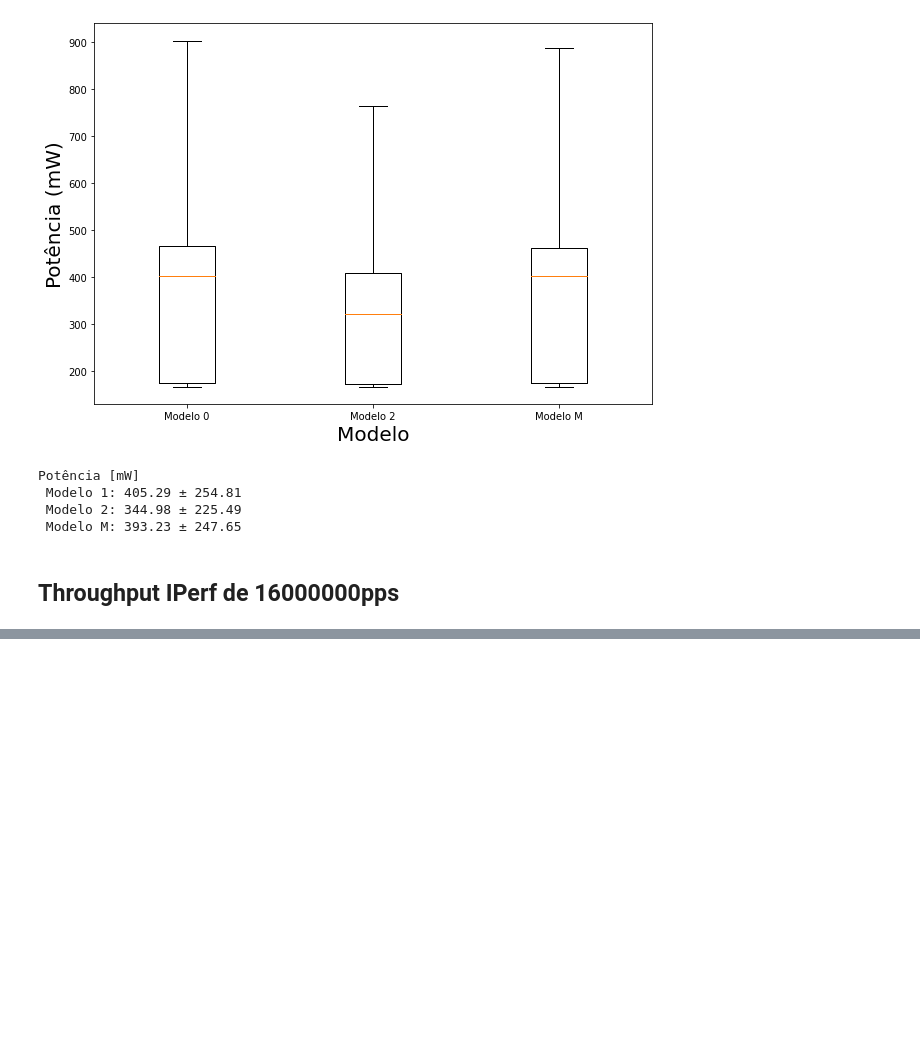
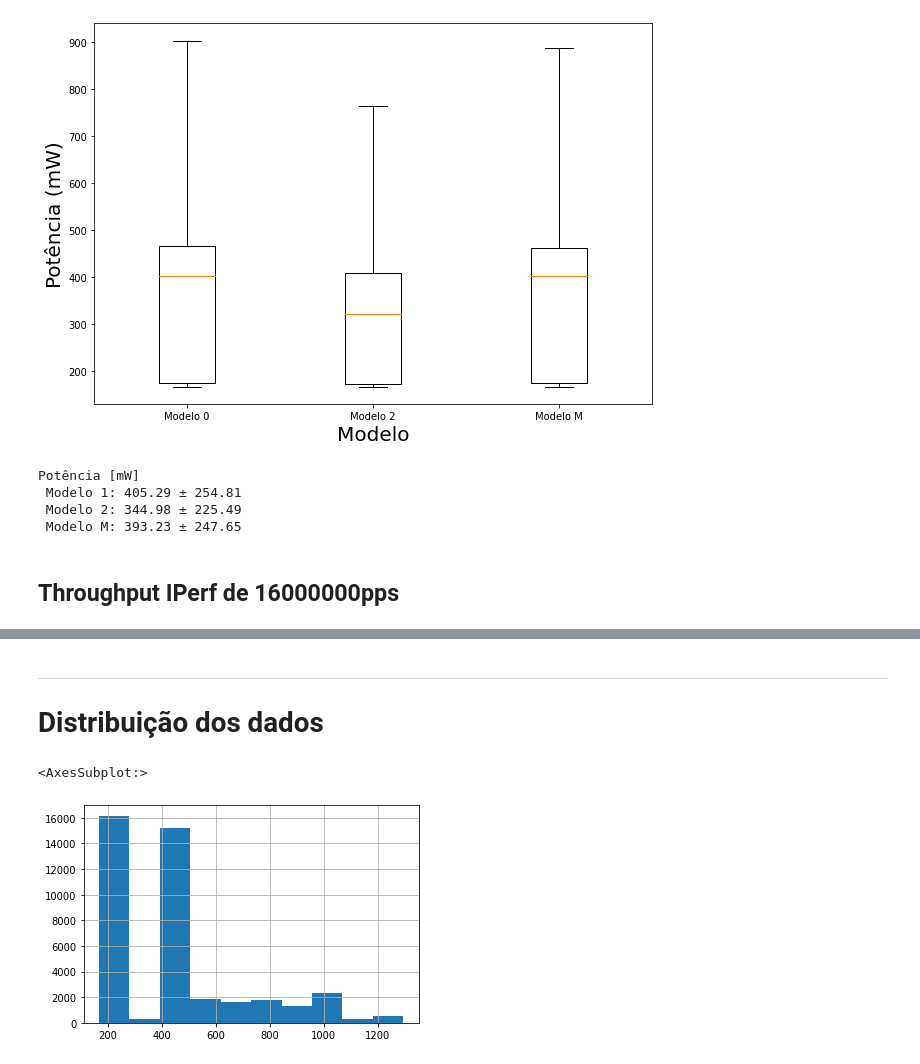
Before and after one commit to pedromonici/T800, a Jupyter notebook: pwr_measure/Data Analysis.ipynb, the cells around one changed output, grey strips where cells are left out. Drawn from its saved outputs; the diff is of its cells as text; code cells hidden in the pictures; blank space fills up the shorter version.

```diff
--- a/pwr_measure/Data Analysis.ipynb
+++ b/pwr_measure/Data Analysis.ipynb
@@ -265,0 +317,8 @@ Potência [mW]
+# %% [markdown]
+---
+# Distribuição dos dados
+# %%
+df["pwr_mW"].hist()
+# %% [output]
+<AxesSubplot:>
+[figure, added]
```
Also changed, not shown: parts of 11 cells of this notebook, 2 other files.
